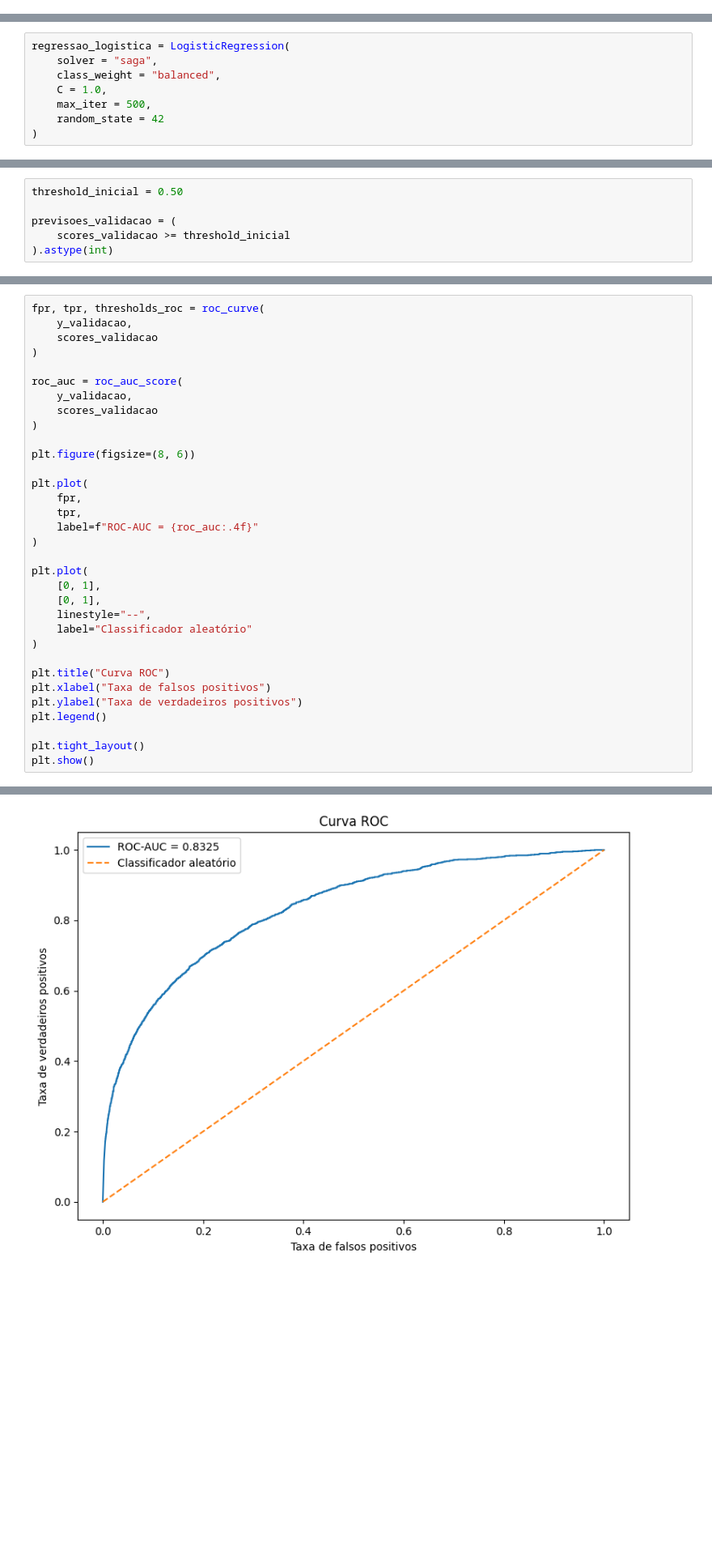
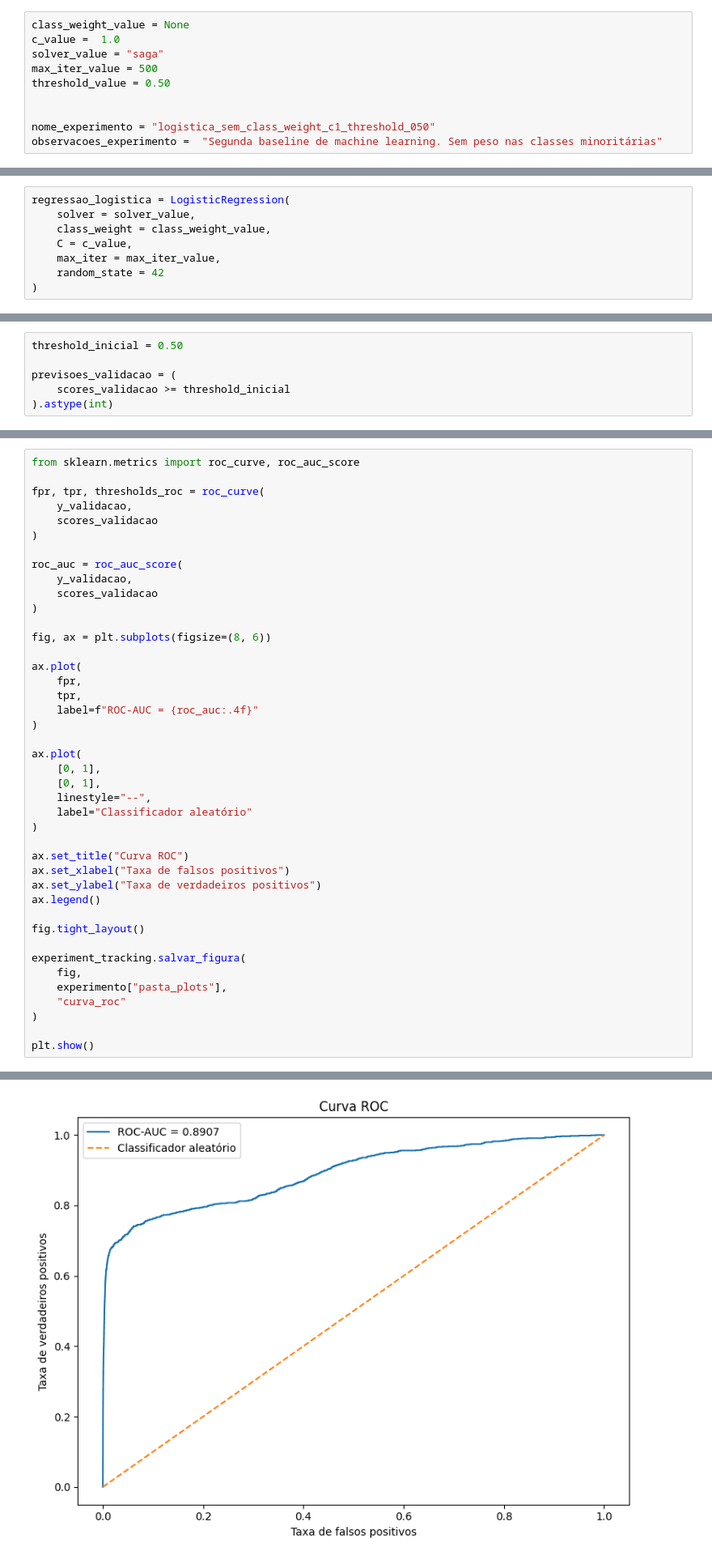
Before and after one commit to Lucas-Santosrx/ccard_fraud_ml, a Jupyter notebook: notebooks/02. Regressão Logistica.ipynb, the cells around one changed output, grey strips where cells are left out. Shown at 81% size. Drawn from its saved outputs; the diff is of its cells as text; blank space fills up the shorter version.

```diff
--- a/notebooks/02. Regressão Logistica.ipynb
+++ b/notebooks/02. Regressão Logistica.ipynb
@@ -26,6 +36,16 @@ from sklearn.metrics import (
     roc_auc_score,
     roc_curve
 )
+# %%
+class_weight_value = None
+c_value =  1.0
+solver_value = "saga"
+max_iter_value = 500
+threshold_value = 0.50
+
+
+nome_experimento = "logistica_sem_class_weight_c1_threshold_050"
+observacoes_experimento =  "Segunda baseline de machine learning. Sem peso nas classes minoritárias"
 # %%
 df = pd.read_csv("../raw/fraudTrain.csv", parse_dates = ["trans_date_trans_time", "dob"], dtype = {"cc_num": "string", "trans_num": "string", "zip": "string"})
 # %%
@@ -259,9 +337,9 @@ preprocessamento = ColumnTransformer(
 # %%
 regressao_logistica = LogisticRegression(
-    solver = "saga",
-    class_weight = "balanced",
-    C = 1.0,
-    max_iter = 500,
+    solver = solver_value,
+    class_weight = class_weight_value,
+    C = c_value,
+    max_iter = max_iter_value,
     random_state = 42
 )
 # %%
@@ -556,4 +711,6 @@ plt.show()
 # %%
+from sklearn.metrics import roc_curve, roc_auc_score
+
 fpr, tpr, thresholds_roc = roc_curve(
     y_validacao,
     scores_validacao
@@ -564,26 +721,33 @@ roc_auc = roc_auc_score(
     scores_validacao
 )
 
-plt.figure(figsize=(8, 6))
+fig, ax = plt.subplots(figsize=(8, 6))
 
-plt.plot(
+ax.plot(
     fpr,
     tpr,
     label=f"ROC-AUC = {roc_auc:.4f}"
 )
 
-plt.plot(
+ax.plot(
     [0, 1],
     [0, 1],
     linestyle="--",
     label="Classificador aleatório"
 )
 
-plt.title("Curva ROC")
-plt.xlabel("Taxa de falsos positivos")
-plt.ylabel("Taxa de verdadeiros positivos")
-plt.legend()
+ax.set_title("Curva ROC")
+ax.set_xlabel("Taxa de falsos positivos")
+ax.set_ylabel("Taxa de verdadeiros positivos")
+ax.legend()
 
-plt.tight_layout()
+fig.tight_layout()
+
+experiment_tracking.salvar_figura(
+    fig,
+    experimento["pasta_plots"],
+    "curva_roc"
+)
+
 plt.show()
 # %% [output]
@@ -590 +755 @@ plt.show()
-[figure, old version]
+[figure, new version]
```
Also changed, not shown: parts of 21 cells of this notebook, 25 other files.
